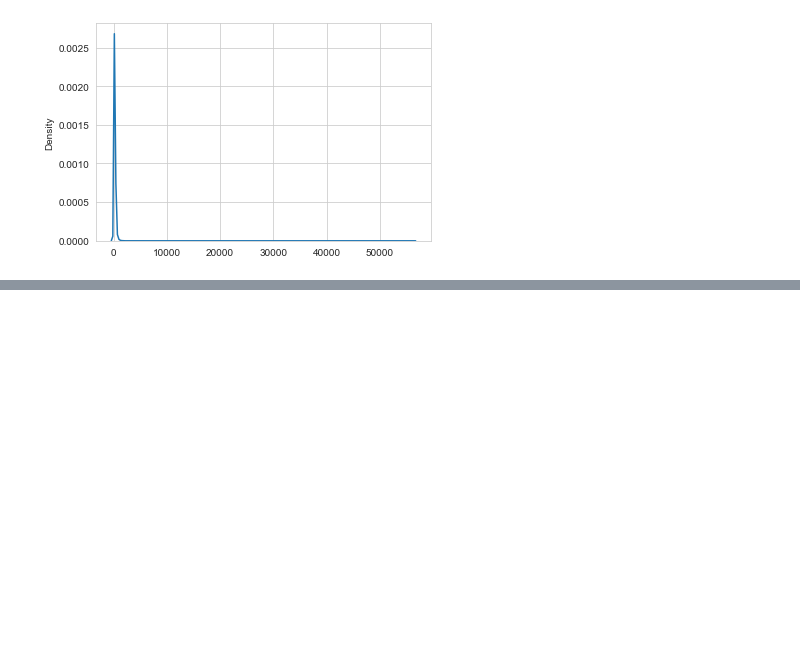
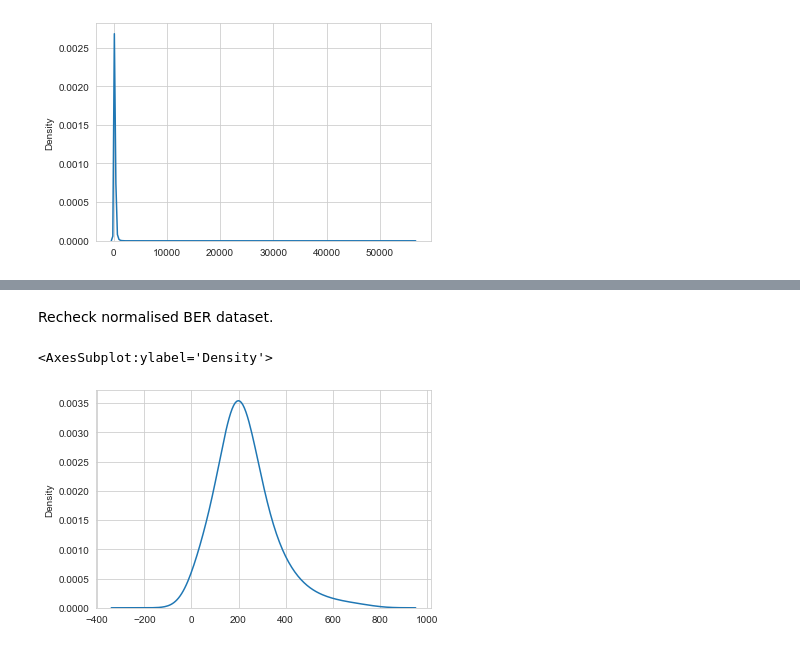
Before and after one commit to codefromjames/eire.energy, a Jupyter notebook: Building Energy Rating Prediction.ipynb, the cells around one changed output, grey strips where cells are left out. Cells and saved outputs as stored; diff of their text form; code cells hidden in the pictures; blank space fills up the shorter version.

```diff
--- a/Building Energy Rating Prediction.ipynb
+++ b/Building Energy Rating Prediction.ipynb
@@ -184,0 +233,10 @@ sns.kdeplot(np.array(ber['BerRating']), bw=0.5)
+# %%
+berNormal = ber[ (ber['BerRating'] <= (ber['BerRating'].mean() + 3*ber['BerRating'].std() )) &
+    (ber['BerRating'] >= (ber['BerRating'].mean() - 3*ber['BerRating'].std() )) ]
+# %% [markdown]
+Recheck normalised BER dataset.
+# %%
+sns.kdeplot(np.array(berNormal['BerRating']), bw=0.5)
+# %% [output]
+<AxesSubplot:ylabel='Density'>
+[figure, added]
```
Also changed, not shown: parts of 22 cells of this notebook.
